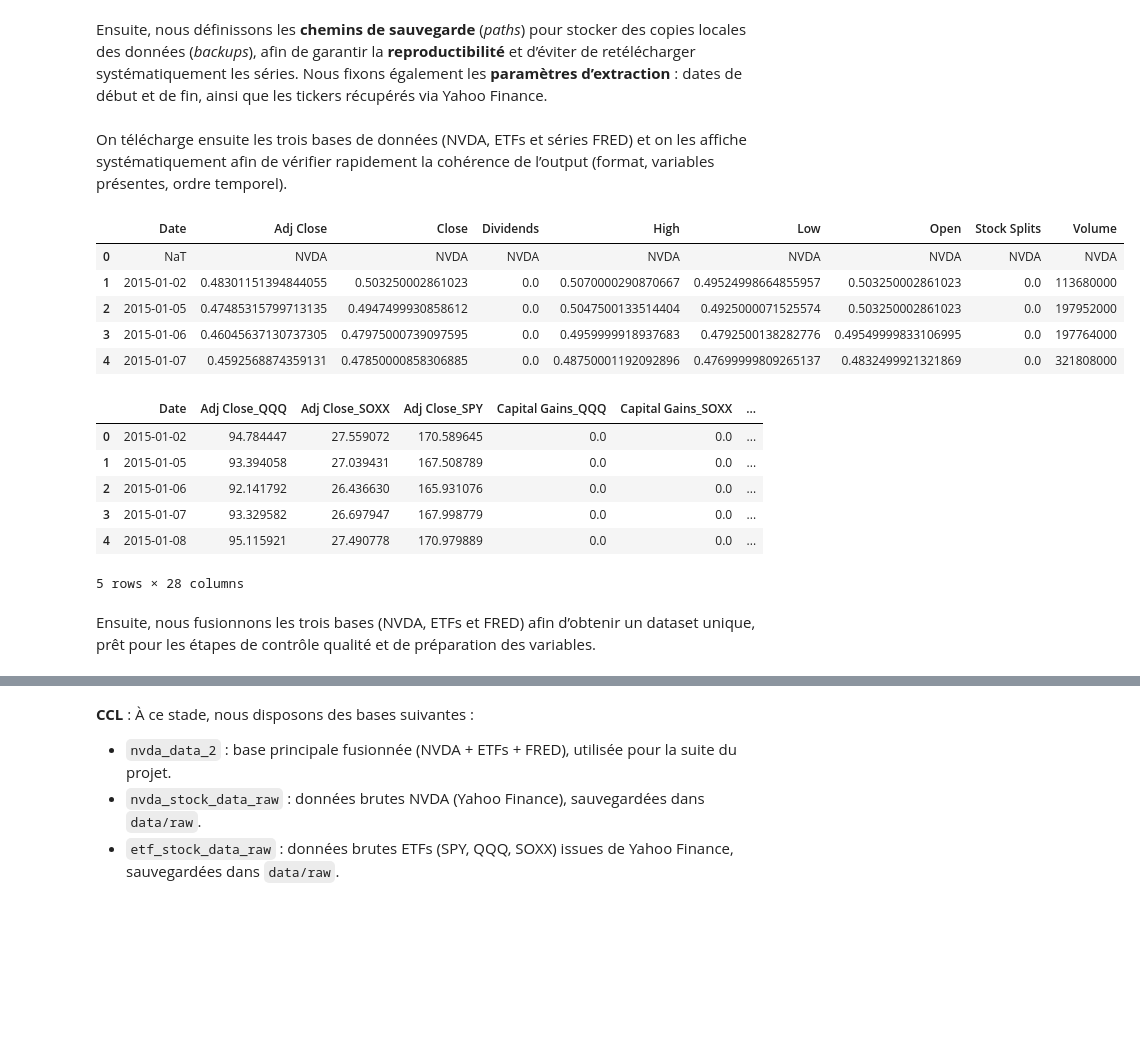
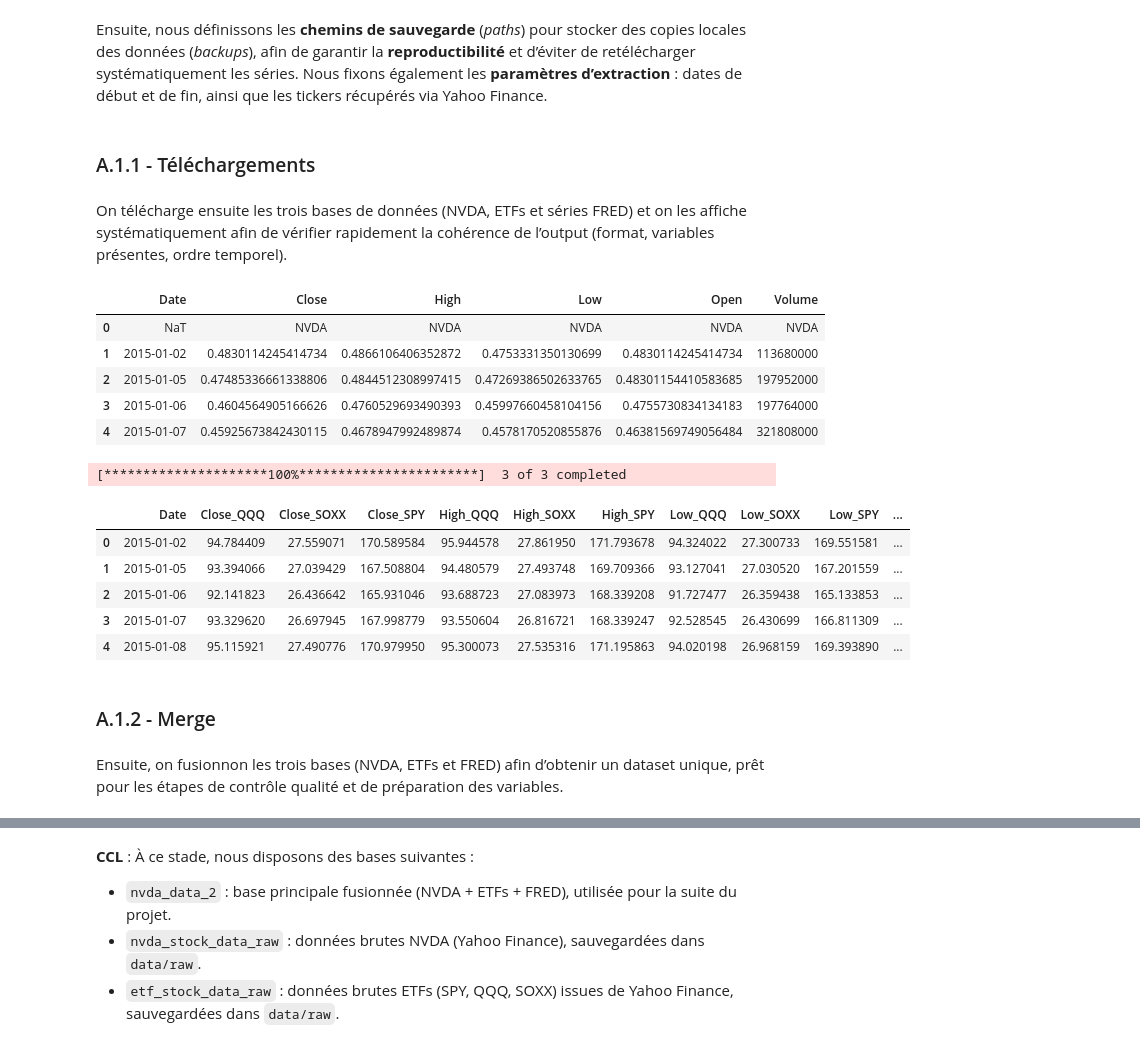
Before and after one commit to JoelKt29/Python-pour-la-data, a Jupyter notebook: Final copy.ipynb, the cells around one changed output, grey strips where cells are left out. Drawn from its saved outputs; the diff is of its cells as text; code cells hidden in the pictures; blank space fills up the shorter version.

```diff
--- a/Final copy.ipynb
+++ b/Final copy.ipynb
@@ -44,41 +48,38 @@ RAW_DIR.mkdir(parents=True, exist_ok=True)
 nvda_raw_path = RAW_DIR / "nvda_stock_data_raw.csv"
 etf_raw_path  = RAW_DIR / "etf_stock_data_raw.csv"
 fred_raw_path = RAW_DIR / "fred_macro_raw.csv"
+# %% [markdown]
+### A.1.1 - Téléchargements
 # %% [markdown]
 On télécharge ensuite les trois bases de données (NVDA, ETFs et séries FRED) et on les affiche systématiquement afin de vérifier rapidement la cohérence de l’output (format, variables présentes, ordre temporel).
 # %%
 ## Téléchargement des données de NVIDIA
 
 #Si le fichier raw existe déjà, on le recharge (évite de retélécharger à chaque exécution)
 if nvda_raw_path.exists():
     nvda_data = pd.read_csv(nvda_raw_path, parse_dates=["Date"])
 
 #Sinon, on télécharge NVDA via Yahoo
 else:
     nvda_data = yf.download(
         ticker,
         start=start_date,
-        end=end_date,
-        interval="1d",
-        auto_adjust=False,
-        actions=True,
-        progress=False
-    ).reset_index()
+        end=end_date).reset_index()
 
     nvda_data = nvda_data.rename(columns={c: f"{c}_{ticker}" for c in nvda_data.columns if c != "Date"})
 
     #Save en cache pour la reproductibilité
     nvda_data.to_csv(nvda_raw_path, index=False)
 
 #Affihcage de contrôle de la cellue
 nvda_data.head()
 # %% [output]
-|  | Date | Adj Close | Close | Dividends | High | Low | Open | Stock Splits | Volume |
-| 0 | NaT | NVDA | NVDA | NVDA | NVDA | NVDA | NVDA | NVDA | NVDA |
-| 1 | 2015-01-02 | 0.48301151394844055 | 0.503250002861023 | 0.0 | 0.5070000290870667 | 0.49524998664855957 | 0.503250002861023 | 0.0 | 113680000 |
-| 2 | 2015-01-05 | 0.47485315799713135 | 0.4947499930858612 | 0.0 | 0.5047500133514404 | 0.4925000071525574 | 0.503250002861023 | 0.0 | 197952000 |
-| 3 | 2015-01-06 | 0.46045637130737305 | 0.47975000739097595 | 0.0 | 0.4959999918937683 | 0.4792500138282776 | 0.49549999833106995 | 0.0 | 197764000 |
-| 4 | 2015-01-07 | 0.4592568874359131 | 0.47850000858306885 | 0.0 | 0.48750001192092896 | 0.47699999809265137 | 0.4832499921321869 | 0.0 | 321808000 |
+|  | Date | Close | High | Low | Open | Volume |
+| 0 | NaT | NVDA | NVDA | NVDA | NVDA | NVDA |
+| 1 | 2015-01-02 | 0.4830114245414734 | 0.4866106406352872 | 0.4753331350130699 | 0.4830114245414734 | 113680000 |
+| 2 | 2015-01-05 | 0.47485336661338806 | 0.4844512308997415 | 0.47269386502633765 | 0.48301154410583685 | 197952000 |
+| 3 | 2015-01-06 | 0.4604564905166626 | 0.4760529693490393 | 0.45997660458104156 | 0.4755730834134183 | 197764000 |
+| 4 | 2015-01-07 | 0.45925673842430115 | 0.4678947992489874 | 0.4578170520855876 | 0.46381569749056484 | 321808000 |
 # %%
 ## Téléchargment de ETFs + FRED
 
@@ -90,12 +91,7 @@ else:
         etf_tickers,
         start=start_date,
         end=end_date,
-        interval="1d",
-        auto_adjust=False,
-        actions=True,
-        progress=False,
-        group_by="column"
-    )
+        group_by="column")
     etf.columns = [f"{field}_{tic}" for field, tic in etf.columns]
     etf_data = etf.reset_index()
     etf_data.to_csv(etf_raw_path, index=False)
@@ -111,15 +107,17 @@ else:
 fred_data.head()
 etf_data.head()
 # %% [output]
+[*********************100%***********************]  3 of 3 completed
-|  | Date | Adj Close_QQQ | Adj Close_SOXX | Adj Close_SPY | Capital Gains_QQQ | Capital Gains_SOXX | ... |
-| 0 | 2015-01-02 | 94.784447 | 27.559072 | 170.589645 | 0.0 | 0.0 | ... |
-| 1 | 2015-01-05 | 93.394058 | 27.039431 | 167.508789 | 0.0 | 0.0 | ... |
-| 2 | 2015-01-06 | 92.141792 | 26.436630 | 165.931076 | 0.0 | 0.0 | ... |
-| 3 | 2015-01-07 | 93.329582 | 26.697947 | 167.998779 | 0.0 | 0.0 | ... |
-| 4 | 2015-01-08 | 95.115921 | 27.490778 | 170.979889 | 0.0 | 0.0 | ... |
+|  | Date | Close_QQQ | Close_SOXX | Close_SPY | High_QQQ | High_SOXX | High_SPY | Low_QQQ | Low_SOXX | Low_SPY | ... |
+| 0 | 2015-01-02 | 94.784409 | 27.559071 | 170.589584 | 95.944578 | 27.861950 | 171.793678 | 94.324022 | 27.300733 | 169.551581 | ... |
+| 1 | 2015-01-05 | 93.394066 | 27.039429 | 167.508804 | 94.480579 | 27.493748 | 169.709366 | 93.127041 | 27.030520 | 167.201559 | ... |
+| 2 | 2015-01-06 | 92.141823 | 26.436642 | 165.931046 | 93.688723 | 27.083973 | 168.339208 | 91.727477 | 26.359438 | 165.133853 | ... |
+| 3 | 2015-01-07 | 93.329620 | 26.697945 | 167.998779 | 93.550604 | 26.816721 | 168.339247 | 92.528545 | 26.430699 | 166.811309 | ... |
+| 4 | 2015-01-08 | 95.115921 | 27.490776 | 170.979950 | 95.300073 | 27.535316 | 171.195863 | 94.020198 | 26.968159 | 169.393890 | ... |
-5 rows × 28 columns
+# %% [markdown]
+### A.1.2 - Merge
 # %% [markdown]
-Ensuite, nous fusionnons les trois bases (NVDA, ETFs et FRED) afin d’obtenir un dataset unique, prêt pour les étapes de contrôle qualité et de préparation des variables.
+Ensuite, on fusionnon les trois bases (NVDA, ETFs et FRED) afin d’obtenir un dataset unique, prêt pour les étapes de contrôle qualité et de préparation des variables.
 # %%
 ## Création de la base finale
 
```
Also changed, not shown: parts of 25 cells of this notebook, 5 other files.
